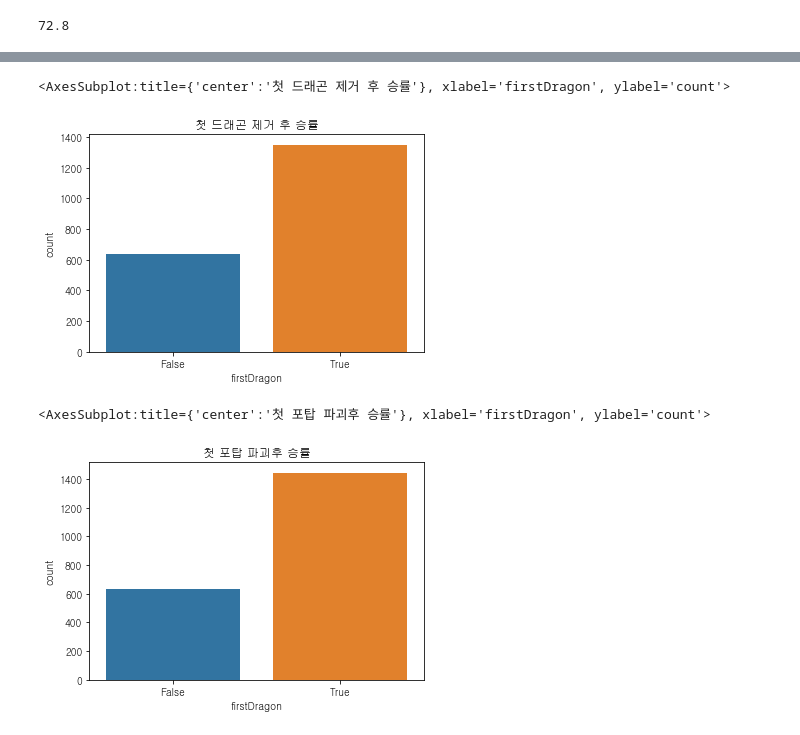
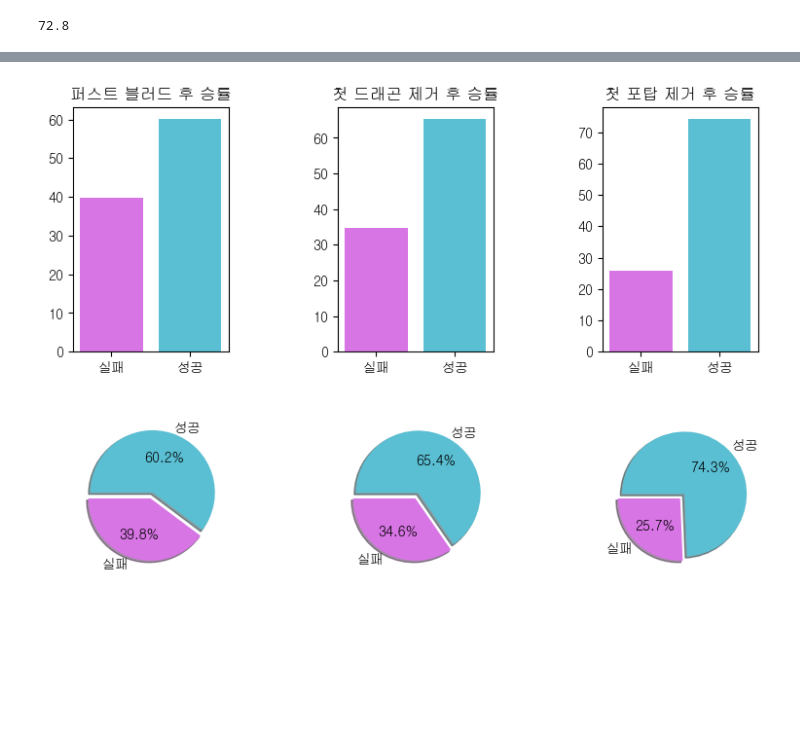
Before and after one commit to chr867/lol_mini, a Jupyter notebook: ogo.ipynb, the cells around one changed output, grey strips where cells are left out. Drawn from its saved outputs; the diff is of its cells as text; code cells hidden in the pictures; blank space fills up the shorter version.

```diff
--- a/ogo.ipynb
+++ b/ogo.ipynb
@@ -133,0 +172,17 @@ ft_cnt
+# %%
+ft_rate=[]
+for i in range(len(ft_cnt)):
+    ft_rate.append(ft_cnt.iloc[i]['rate'])
+ft_win=[]
+for i in range(len(ft_cnt)):
+    if ft_cnt.index[i]=='True':
+        ft_win.append('성공')
+    else:
+        ft_win.append('실패')
+
+plt.figure()
+x = np.arange(2)
+plt.title('첫 포탑 제거 후 승률')
+plt.bar(x, ft_rate, color=['#e35f62','dodgerblue'])
+plt.xticks(x, ft_win)
+plt.show()
@@ -178,14 +257,33 @@ sns.countplot(x='firstChampion',data=win_cnt,order=['False','True'])
 # %%
-plt.figure()
+plt.subplots_adjust(left=0.1, bottom=0.1,  right=1.2, top=1.2, wspace=0.7, hspace=0.1)
+color=['#D775E4','#5ABFD3']
+
+plt.subplot(2, 3, 1)                # nrows=2, ncols=1, index=1
+x = np.arange(2)
+plt.title('퍼스트 블러드 후 승률')
+plt.bar(x, fc_rate, color=color)
+plt.xticks(x, fc_win)
+
+plt.subplot(2, 3, 2)                # nrows=2, ncols=1, index=2
 plt.title('첫 드래곤 제거 후 승률')
-sns.countplot(x='firstDragon',data=win_cnt,order=['False','True'])
+plt.bar(x, fd_rate, color=color)
+plt.xticks(x, fd_win)
+
+plt.subplot(2, 3, 3)                # nrows=2, ncols=1, index=2
+plt.title('첫 포탑 제거 후 승률')
+plt.bar(x, ft_rate, color=color)
+plt.xticks(x, ft_win)
+
+plt.subplot(2, 3, 4)                # nrows=2, ncols=1, index=1
+x = np.arange(2)
+plt.pie(fc_rate, labels=fc_win, autopct='%.1f%%',startangle=180, explode=[0,0.1],shadow=True,colors=color)
+
+plt.subplot(2, 3, 5)                # nrows=2, ncols=1, index=2
+plt.pie(fd_rate, labels=fd_win, autopct='%.1f%%',startangle=180, explode=[0,0.1],shadow=True,colors=color)
+
+plt.subplot(2, 3, 6)                # nrows=2, ncols=1, index=2
+plt.pie(ft_rate, labels=ft_win, autopct='%.1f%%',startangle=180, explode=[0,0.1],shadow=True,colors=color)
+
+plt.show()
 # %% [output]
-<AxesSubplot:title={'center':'첫 드래곤 제거 후 승률'}, xlabel='firstDragon', ylabel='count'>
-[figure, old version]
+[figure, new version]
-# %%
-plt.figure()
-plt.title('첫 포탑 파괴 후 승률')
-sns.countplot(x='firstTower',data=win_cnt,order=['False','True'])
-# %% [output]
-<AxesSubplot:title={'center':'첫 포탑 파괴후 승률'}, xlabel='firstDragon', ylabel='count'>
-[figure, removed]
```
Also changed, not shown: parts of 14 cells of this notebook, 1 other file.
